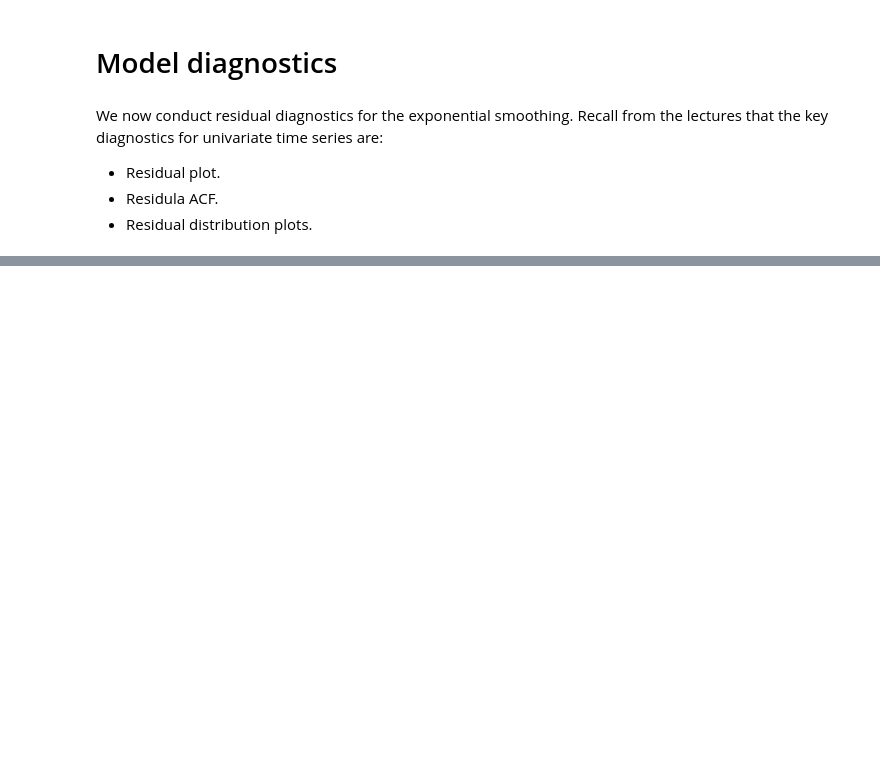
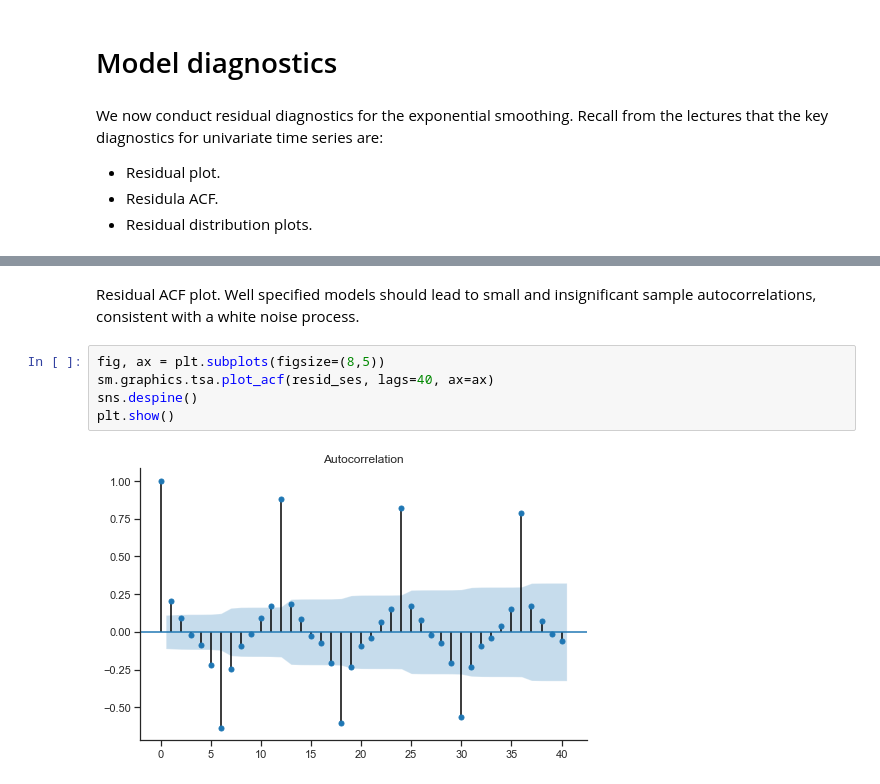
Before and after one commit to ChelseaYang1130/S2-2020, a Jupyter notebook: QBUS2820/Assignment 2/480110301Qbus2820Assignment2S22020.ipynb, the cells around one changed output, grey strips where cells are left out. Drawn from its saved outputs; the diff is of its cells as text; blank space fills up the shorter version.

```diff
--- a/QBUS2820/Assignment 2/480110301Qbus2820Assignment2S22020.ipynb
+++ b/QBUS2820/Assignment 2/480110301Qbus2820Assignment2S22020.ipynb
@@ -1314,0 +1381,11 @@ resid=y-fitted
+# %% [markdown]
+Residual ACF plot. Well specified models should lead to small
+and insignificant sample autocorrelations, consistent with a white
+noise process.
+# %%
+fig, ax = plt.subplots(figsize=(8,5))
+sm.graphics.tsa.plot_acf(resid_ses, lags=40, ax=ax)
+sns.despine()
+plt.show()
+# %% [output]
+[figure, added]
```
Also changed, not shown: parts of 27 cells of this notebook, 15 other files.
